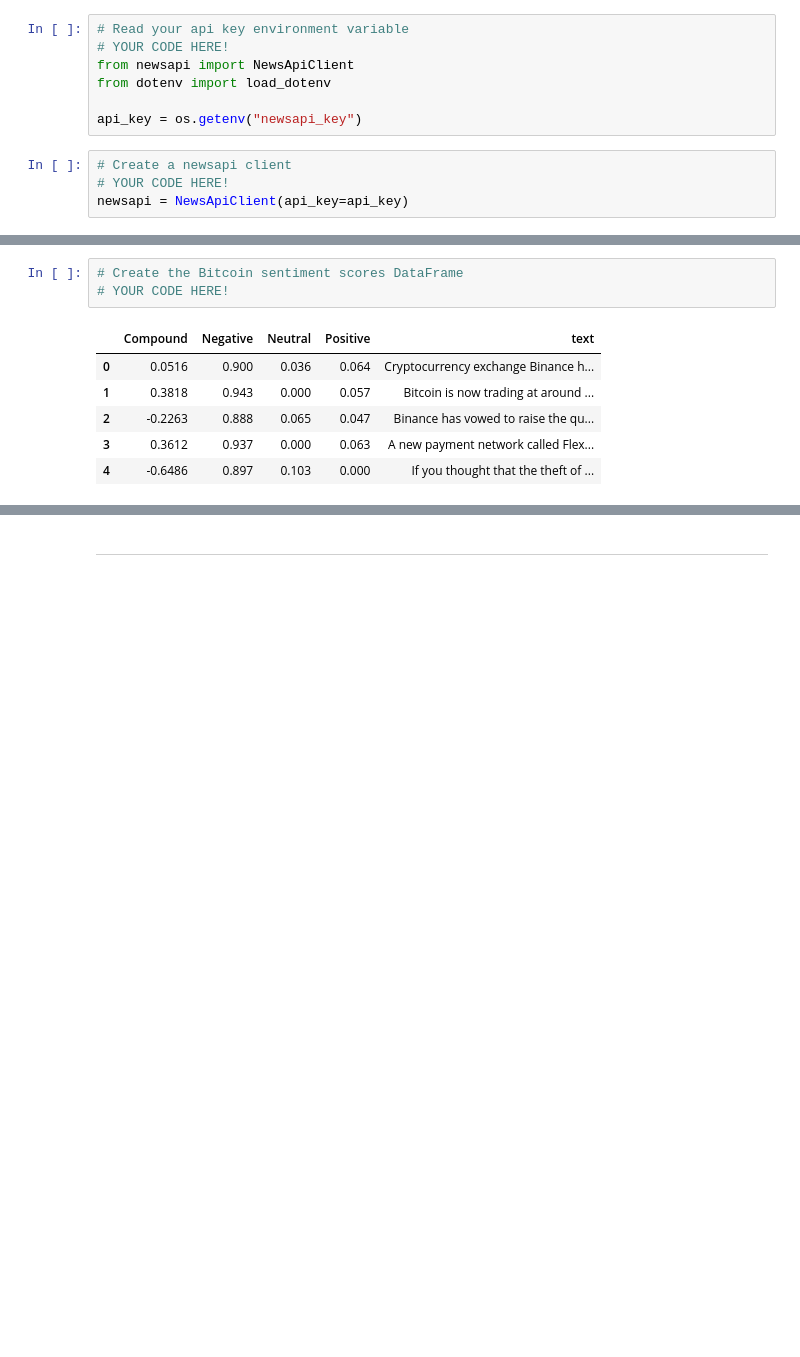
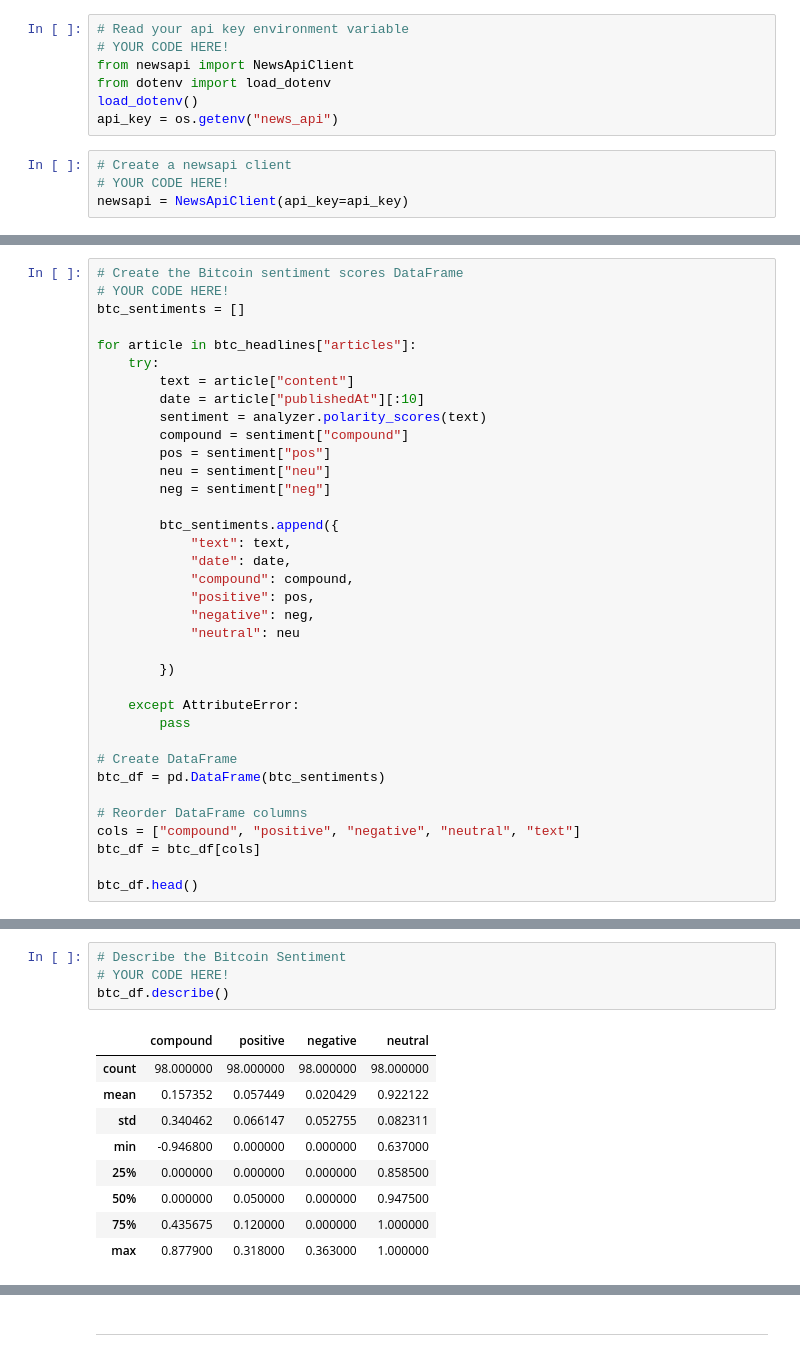
Before and after one commit to jtmcginley123/unit12, a Jupyter notebook: Starter_Code/crypto_sentiment.ipynb, the cells around one changed output, grey strips where cells are left out. Saved outputs shown, nothing was run; the diff lists cells and outputs as text; blank space fills up the shorter version.

```diff
--- a/Starter_Code/crypto_sentiment.ipynb
+++ b/Starter_Code/crypto_sentiment.ipynb
@@ -21,8 +24,8 @@ analyzer = SentimentIntensityAnalyzer()
 # YOUR CODE HERE!
 from newsapi import NewsApiClient
 from dotenv import load_dotenv
-
-api_key = os.getenv("newsapi_key")
+load_dotenv()
+api_key = os.getenv("news_api")
 # %%
 # Create a newsapi client
 # YOUR CODE HERE!
@@ -43,0 +69,36 @@ TypeError: expected string or bytes-like object
+# %%
+# Create the Bitcoin sentiment scores DataFrame
+# YOUR CODE HERE!
+btc_sentiments = []
+
+for article in btc_headlines["articles"]:
+    try:
+        text = article["content"]
+        date = article["publishedAt"][:10]
+        sentiment = analyzer.polarity_scores(text)
+        compound = sentiment["compound"]
+        pos = sentiment["pos"]
+        neu = sentiment["neu"]
+        neg = sentiment["neg"]
+
+        btc_sentiments.append({
+            "text": text,
+            "date": date,
+            "compound": compound,
+            "positive": pos,
+            "negative": neg,
+            "neutral": neu
+
+        })
+
+    except AttributeError:
+        pass
+
+# Create DataFrame
+btc_df = pd.DataFrame(btc_sentiments)
+
+# Reorder DataFrame columns
+cols = ["compound", "positive", "negative", "neutral", "text"]
+btc_df = btc_df[cols]
+
+btc_df.head()
@@ -44,11 +155,15 @@ TypeError: expected string or bytes-like object
 # %%
-# Create the Bitcoin sentiment scores DataFrame
+# Describe the Bitcoin Sentiment
 # YOUR CODE HERE!
+btc_df.describe()
 # %% [output]
-|  | Compound | Negative | Neutral | Positive | text |
-| 0 | 0.0516 | 0.900 | 0.036 | 0.064 | Cryptocurrency exchange Binance h... |
-| 1 | 0.3818 | 0.943 | 0.000 | 0.057 | Bitcoin is now trading at around ... |
-| 2 | -0.2263 | 0.888 | 0.065 | 0.047 | Binance has vowed to raise the qu... |
-| 3 | 0.3612 | 0.937 | 0.000 | 0.063 | A new payment network called Flex... |
-| 4 | -0.6486 | 0.897 | 0.103 | 0.000 | If you thought that the theft of ... |
+|  | compound | positive | negative | neutral |
+| count | 98.000000 | 98.000000 | 98.000000 | 98.000000 |
+| mean | 0.157352 | 0.057449 | 0.020429 | 0.922122 |
+| std | 0.340462 | 0.066147 | 0.052755 | 0.082311 |
+| min | -0.946800 | 0.000000 | 0.000000 | 0.637000 |
+| 25% | 0.000000 | 0.000000 | 0.000000 | 0.858500 |
+| 50% | 0.000000 | 0.050000 | 0.000000 | 0.947500 |
+| 75% | 0.435675 | 0.120000 | 0.000000 | 1.000000 |
+| max | 0.877900 | 0.318000 | 0.363000 | 1.000000 |
 # %%
```
Also changed, not shown: parts of 14 cells of this notebook, 1 other file.
